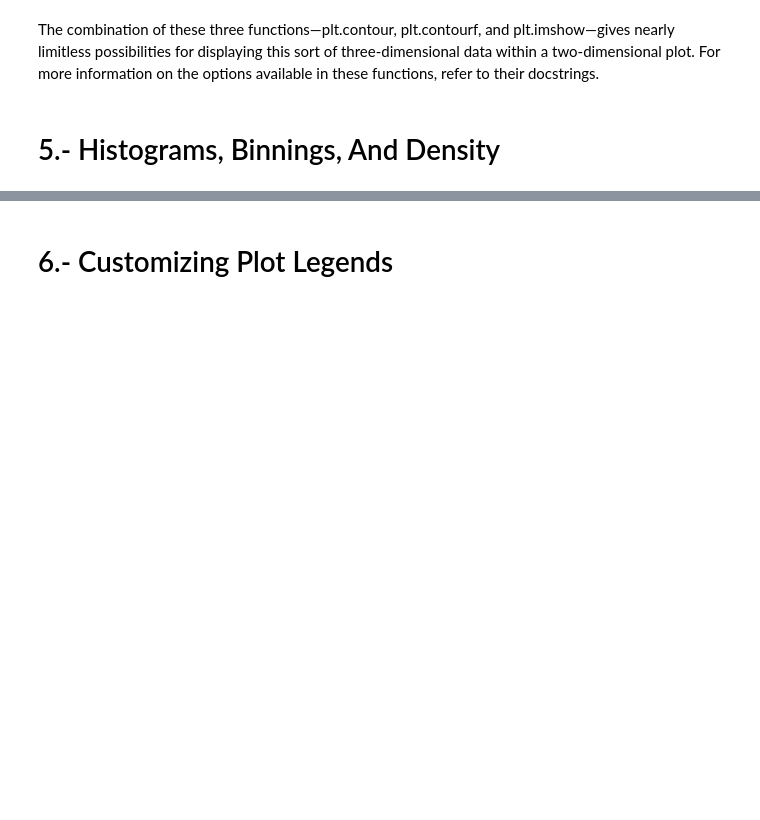
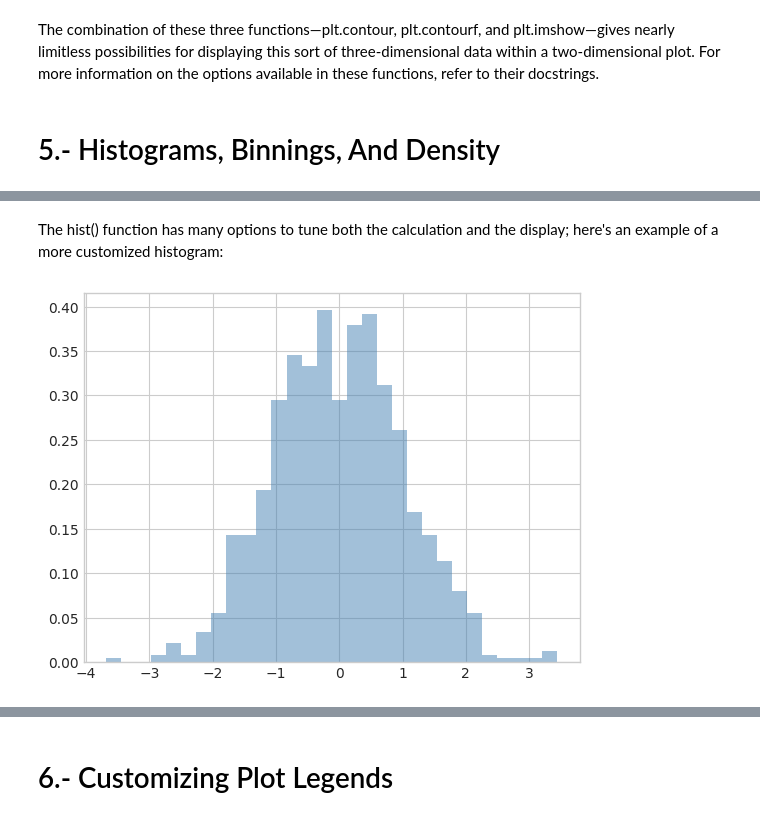
Before and after one commit to dirodgu/python_data_analysis_course, a Jupyter notebook: notebooks/chapter_4.ipynb, the cells around one changed output, grey strips where cells are left out. Saved outputs shown, nothing was run; the diff lists cells and outputs as text; code cells hidden in the pictures; blank space fills up the shorter version.

```diff
--- a/notebooks/chapter_4.ipynb
+++ b/notebooks/chapter_4.ipynb
@@ -581,0 +600,8 @@ The combination of these three functions—plt.contour, plt.contourf, and plt.im
+# %% [markdown]
+The hist() function has many options to tune both the calculation and the display; here's an example of a more customized histogram:
+# %%
+plt.hist(data, bins=30, density=True, alpha=0.5,
+         histtype='stepfilled', color='steelblue',
+         edgecolor='none');
+# %% [output]
+[figure, added]
```
Also changed, not shown: parts of 39 cells of this notebook.
